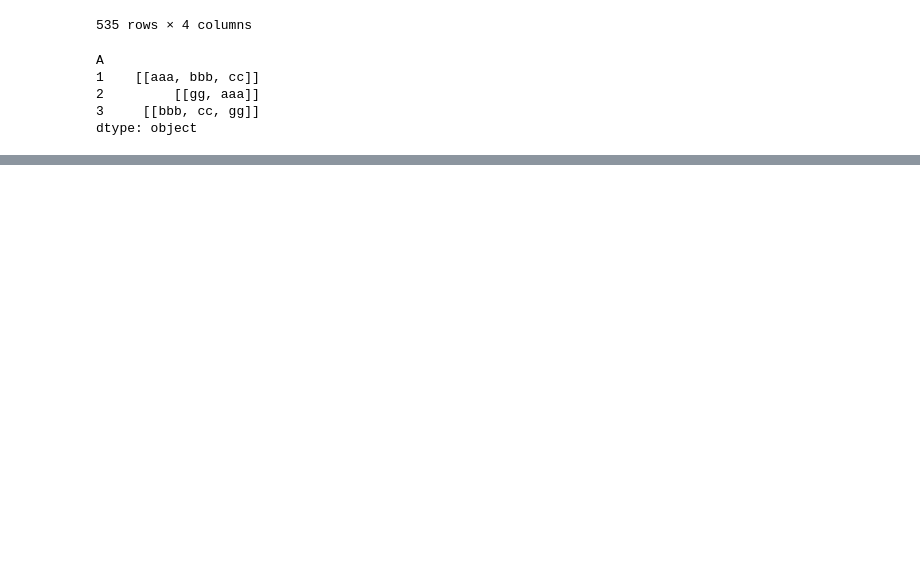
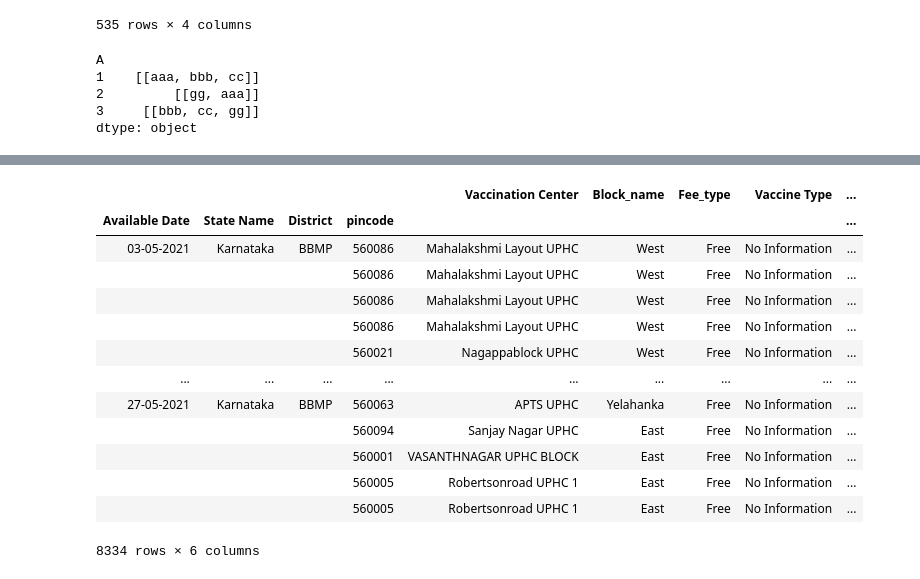
Before and after one commit to RajeshKrSahoo/vaccine-Slot-Notifier, a Jupyter notebook: covid19_Vaccine_slot.ipynb, the cells around one changed output, grey strips where cells are left out. Cells and saved outputs as stored; diff of their text form; code cells hidden in the pictures; blank space fills up the shorter version.

Commit message:
Fix issues for correct slots

```diff
--- a/covid19_Vaccine_slot.ipynb
+++ b/covid19_Vaccine_slot.ipynb
@@ -592,0 +743,2 @@ dtype: object
+# %%
+val=vaccineSlotsByDist(age=55,district_name='BBMP',state='Karnataka')
@@ -592,0 +763,17 @@ dtype: object
+# %%
+val
+# %% [output]
+|  |  |  |  | Vaccination Center | Block_name | Fee_type | Vaccine Type | ... |
+| Available Date | State Name | District | pincode |  |  |  |  | ... |
+| 03-05-2021 | Karnataka | BBMP | 560086 | Mahalakshmi Layout UPHC | West | Free | No Information | ... |
+|  |  |  | 560086 | Mahalakshmi Layout UPHC | West | Free | No Information | ... |
+|  |  |  | 560086 | Mahalakshmi Layout UPHC | West | Free | No Information | ... |
+|  |  |  | 560086 | Mahalakshmi Layout UPHC | West | Free | No Information | ... |
+|  |  |  | 560021 | Nagappablock UPHC | West | Free | No Information | ... |
+| ... | ... | ... | ... | ... | ... | ... | ... | ... |
+| 27-05-2021 | Karnataka | BBMP | 560063 | APTS UPHC | Yelahanka | Free | No Information | ... |
+|  |  |  | 560094 | Sanjay Nagar UPHC | East | Free | No Information | ... |
+|  |  |  | 560001 | VASANTHNAGAR UPHC BLOCK | East | Free | No Information | ... |
+|  |  |  | 560005 | Robertsonroad UPHC 1 | East | Free | No Information | ... |
+|  |  |  | 560005 | Robertsonroad UPHC 1 | East | Free | No Information | ... |
+8334 rows × 6 columns
```
Also changed, not shown: parts of 7 cells of this notebook.
